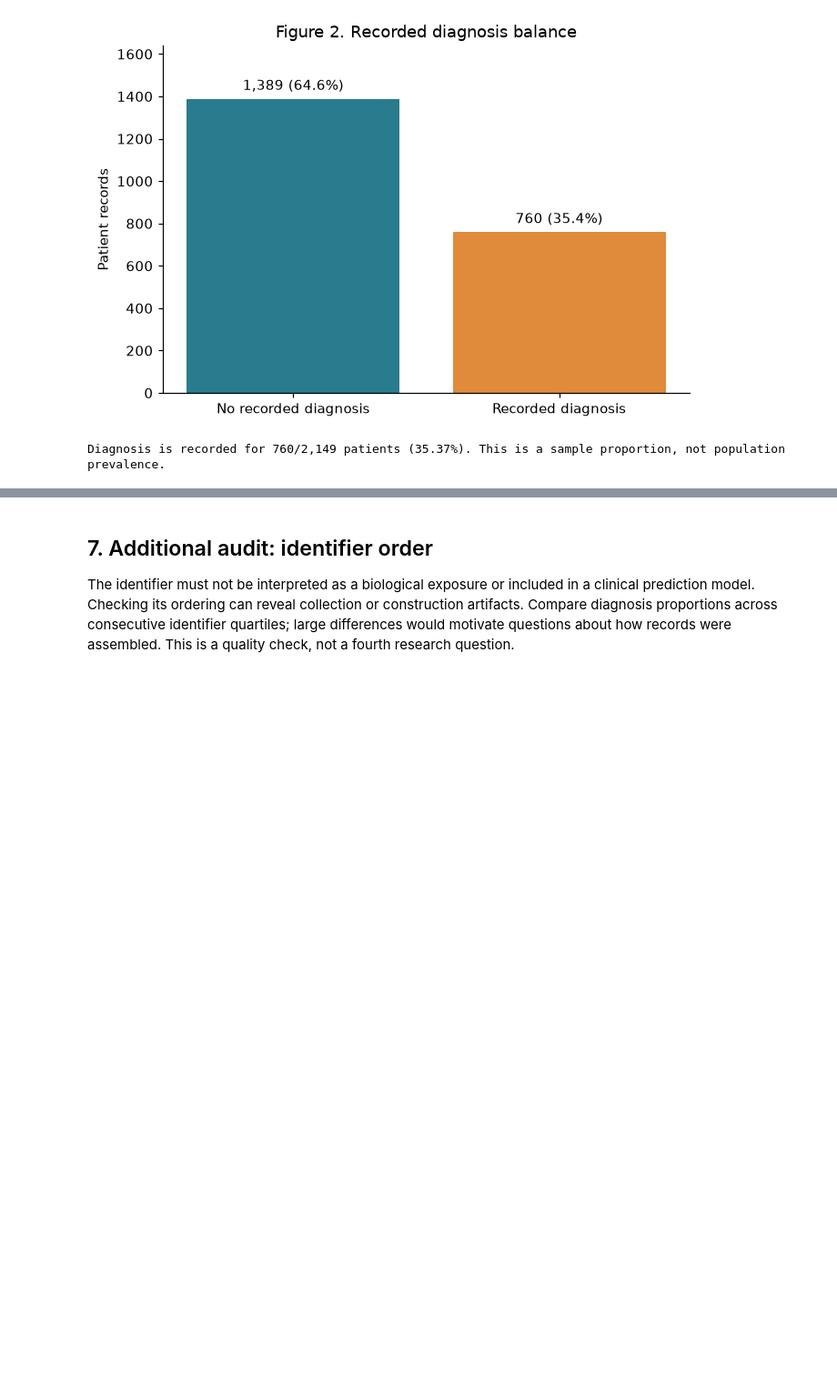
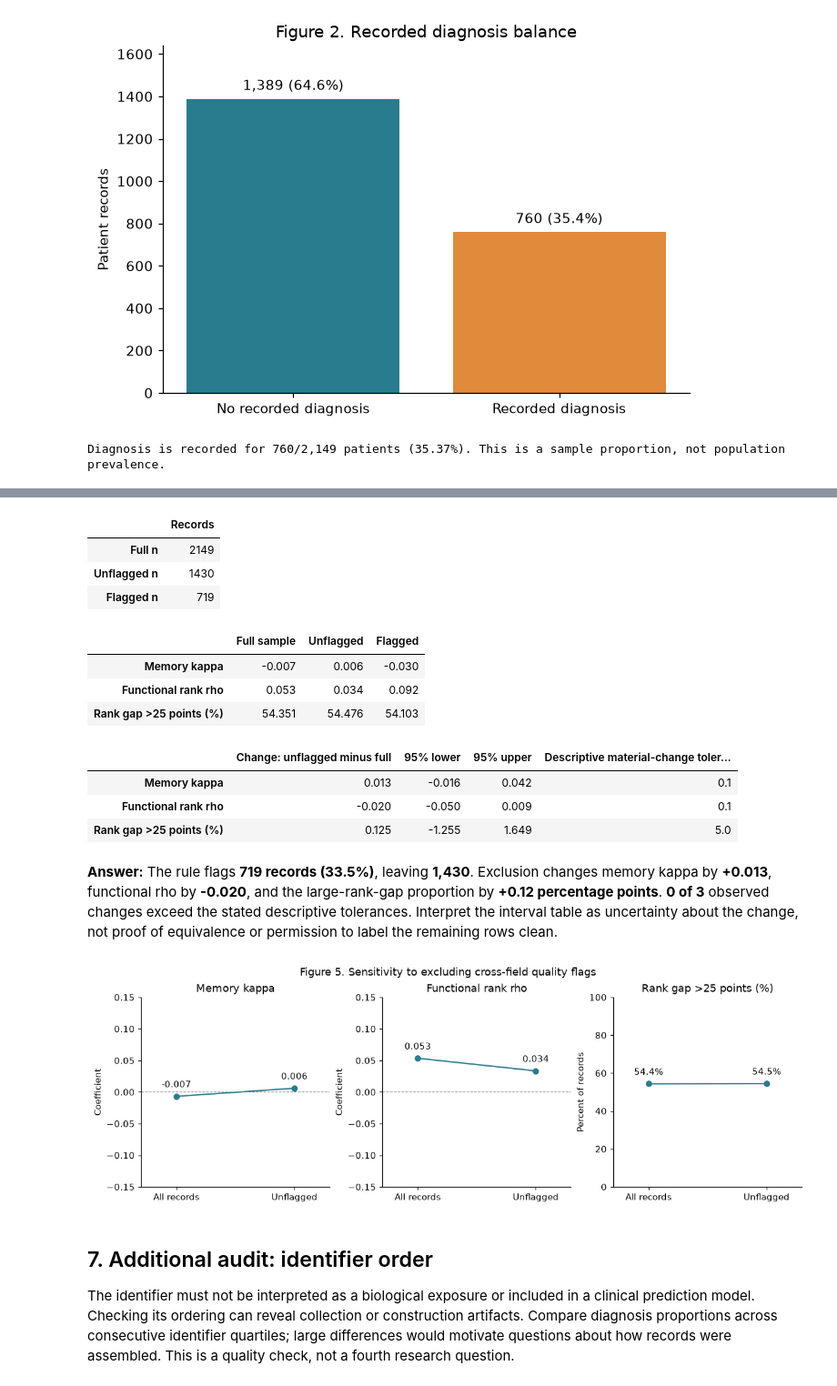
Before and after one commit to gebreabgithub/python_Task_3A, a Jupyter notebook: Assignment_3A_Alzheimers_Explore_and_Plan.ipynb, the cells around one changed output, grey strips where cells are left out. Shown at 91% size. Cells and saved outputs as stored; diff of their text form; code cells hidden in the pictures; blank space fills up the shorter version.

```diff
--- a/Assignment_3A_Alzheimers_Explore_and_Plan.ipynb
+++ b/Assignment_3A_Alzheimers_Explore_and_Plan.ipynb
@@ -467,3 +530,48 @@ plt.show()
+# %%
+robust=df.join(quality).assign(Rank_gap=function.Rank_gap)
+def agreement_metrics(d):
+    return np.array([kappa_binary(d.MemoryComplaints,d.Forgetfulness),spearman_pair(d),100*d.Rank_gap.gt(25).mean()])
+metric_names=['Memory kappa','Functional rank rho','Rank gap >25 points (%)']
+full=agreement_metrics(robust)
+unflagged=agreement_metrics(robust.loc[~robust.Any_flag])
+flagged=agreement_metrics(robust.loc[robust.Any_flag])
+comparison=pd.DataFrame({'Full sample':full,'Unflagged':unflagged,'Flagged':flagged},index=metric_names)
+display(pd.Series({'Full n':len(robust),'Unflagged n':int((~robust.Any_flag).sum()),'Flagged n':int(robust.Any_flag.sum())}).to_frame('Records'))
+display(comparison)
+rng=np.random.default_rng(2029)
+changes=[]
+for _ in range(1000):
+    sample=robust.iloc[rng.integers(0,len(robust),len(robust))]
+    changes.append(agreement_metrics(sample.loc[~sample.Any_flag])-agreement_metrics(sample))
+change_ci=np.nanquantile(changes,[.025,.975],axis=0)
+change_table=pd.DataFrame({'Change: unflagged minus full':unflagged-full,'95% lower':change_ci[0],'95% upper':change_ci[1],'Descriptive material-change tolerance':[.10,.10,5]},index=metric_names)
+display(change_table)
+material=np.abs(unflagged-full)>=np.array([.10,.10,5])
+display(Markdown(f'**Answer:** The rule flags **{robust.Any_flag.sum():,} records ({robust.Any_flag.mean():.1%})**, leaving **{(~robust.Any_flag).sum():,}**. Exclusion changes memory kappa by **{unflagged[0]-full[0]:+.3f}**, functional rho by **{unflagged[1]-full[1]:+.3f}**, and the large-rank-gap proportion by **{unflagged[2]-full[2]:+.2f} percentage points**. **{material.sum()} of 3** observed changes exceed the stated descriptive tolerances. Interpret the interval table as uncertainty about the change, not proof of equivalence or permission to label the remaining rows clean.'))
+fig,axes=plt.subplots(1,3,figsize=(11,3.7),layout='constrained')
+for i,ax in enumerate(axes):
+    ax.plot([0,1],[full[i],unflagged[i]],'o-',color='#287c8e')
+    ax.set(xticks=[0,1],xticklabels=['All records','Unflagged'],title=metric_names[i],ylabel='Percent of records' if i==2 else 'Coefficient',xlim=(-.3,1.3))
+    if i<2:ax.set_ylim(-.15,.15);ax.axhline(0,color='gray',linestyle='--',linewidth=.8)
+    else:ax.set_ylim(0,100)
+    for x,v in enumerate([full[i],unflagged[i]]):ax.annotate(f'{v:.3f}' if i<2 else f'{v:.1f}%',(x,v),xytext=(0,10),textcoords='offset points',ha='center')
+fig.suptitle('Figure 5. Sensitivity to excluding cross-field quality flags')
+plt.show()
+# %% [output]
+|  | Records |
+| Full n | 2149 |
+| Unflagged n | 1430 |
+| Flagged n | 719 |
+|  | Full sample | Unflagged | Flagged |
+| Memory kappa | -0.007 | 0.006 | -0.030 |
+| Functional rank rho | 0.053 | 0.034 | 0.092 |
+| Rank gap >25 points (%) | 54.351 | 54.476 | 54.103 |
+|  | Change: unflagged minus full | 95% lower | 95% upper | Descriptive material-change toler... |
+| Memory kappa | 0.013 | -0.016 | 0.042 | 0.1 |
+| Functional rank rho | -0.020 | -0.050 | 0.009 | 0.1 |
+| Rank gap >25 points (%) | 0.125 | -1.255 | 1.649 | 5.0 |
+**Answer:** The rule flags **719 records (33.5%)**, leaving **1,430**. Exclusion changes memory kappa by **+0.013**, functional rho by **-0.020**, and the large-rank-gap proportion by **+0.12 percentage points**. **0 of 3** observed changes exceed the stated descriptive tolerances. Interpret the interval table as uncertainty about the change, not proof of equivalence or permission to label the remaining rows clean.
+[figure, added]
 # %% [markdown]
 ## 7. Additional audit: identifier order
 
```
Also changed, not shown: parts of 20 cells of this notebook, 1 other file.
